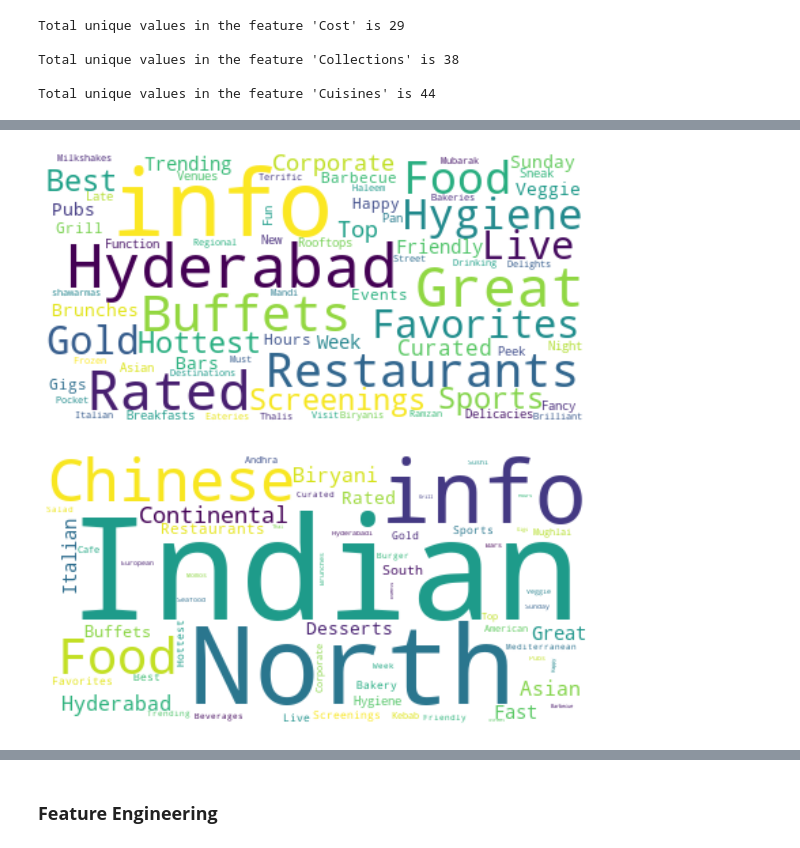
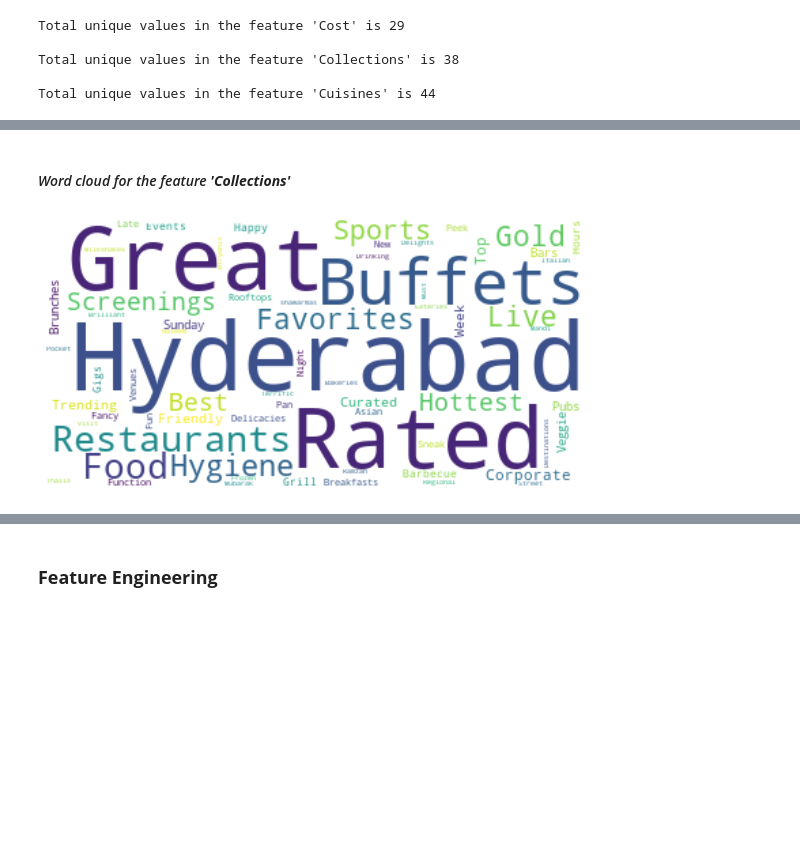
Before and after one commit to Selva-Subramanian/Zomato-restaurant-clustering-Sentiment-Analysis, a Jupyter notebook: ZOMATO_RESTAURANT_CLUSTERING_AND_SENTIMENT_ANALYSIS.ipynb, the cells around one changed output, grey strips where cells are left out. Cells and saved outputs as stored; diff of their text form; code cells hidden in the pictures; blank space fills up the shorter version.

```diff
--- a/ZOMATO_RESTAURANT_CLUSTERING_AND_SENTIMENT_ANALYSIS.ipynb
+++ b/ZOMATO_RESTAURANT_CLUSTERING_AND_SENTIMENT_ANALYSIS.ipynb
@@ -208,0 +258,6 @@ unique_count
+# %%
+# create a table for a better visual
+table = PrettyTable(['SL', 'Cost','Collections', 'Cuisines'])
+for i in range(1,11):
+  table.add_row([i, sorted(unique_count['Cost'].items(), key=lambda x: x[1],reverse = True)[i], sorted(unique_count['Collections'].items(), key=lambda x: x[1], reverse = True)[i], sorted(unique_count['Cuisines'].items(), key=lambda x: x[1], reverse = True)[i]])
+table
@@ -209,14 +276,24 @@ unique_count
 # %%
 # text for word cloud generation
 features = ['Collections', 'Cuisines']
-feature_list = []
+
+# text corpus of 'Collections' and 'Cuisines'
 for i in features:
-  df1[i].apply(lambda x: feature_list.extend(x))
   if i == 'Collections':
-    collections_text = ','.join(feature_list)
+    collections_feature_list_wo_no_info = []
+    for j in collections_feature_list:
+      if j != 'no info':
+        collections_feature_list_wo_no_info.append(j)
+    for n, m in enumerate(collections_feature_list_wo_no_info):
+      if m in ['North Indian', 'South Indian']:
+        if m == 'North Indian':
+          collections_feature_list_wo_no_info[n] = 'NorthIndian'
+        else:
+          collections_feature_list_wo_no_info[n] = 'SouthIndian'
+    collections_text = ','.join(collections_feature_list_wo_no_info)
   else:
-    cuisines_text = ','.join(feature_list)
+    cuisines_text = ','.join(cuisines_feature_list)
 
-# cost text
+# text corpus of 'Cost'
 cost_text = df1['Cost'].value_counts()
 cost_text.index = cost_text.index.map(str)
@@ -234,15 +313,13 @@ plt.show()
+# %% [markdown]
+#### *Word cloud for the feature* ***'Collections'***
 # %%
-# word cloud for 'Collections' and 'Cuisines'
-features = [collections_text, cuisines_text]
-for i in features:
-  # Creating word_cloud with text as argument in .generate() method
-  word_cloud = WordCloud(collocations = False, background_color = 'white').generate(i)
+# Creating word_cloud with text as argument in .generate() method
+word_cloud = WordCloud(collocations = False, background_color = 'white').generate(collections_text)
 
-  # Display the generated Word Cloud
-  plt.figure(figsize=(15,5))
-  plt.imshow(word_cloud, interpolation='bilinear')
-  plt.axis("off")
-  plt.show()
+# Display the generated Word Cloud
+plt.figure(figsize=(15,5))
+plt.imshow(word_cloud, interpolation='bilinear')
+plt.axis("off")
+plt.show()
 # %% [output]
-[figure, old version]
+[figure, new version]
-[figure, removed]
```
Also changed, not shown: parts of 23 cells of this notebook.
